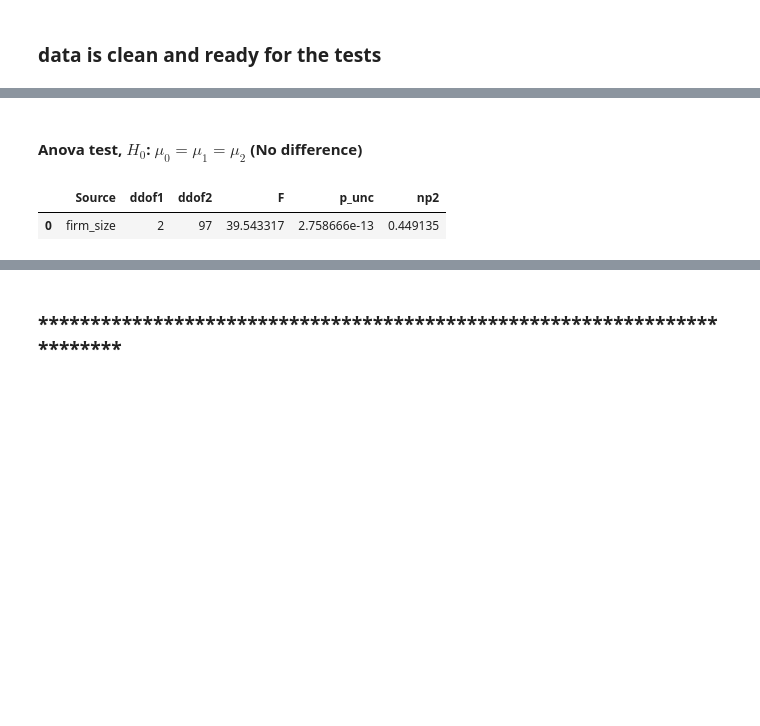
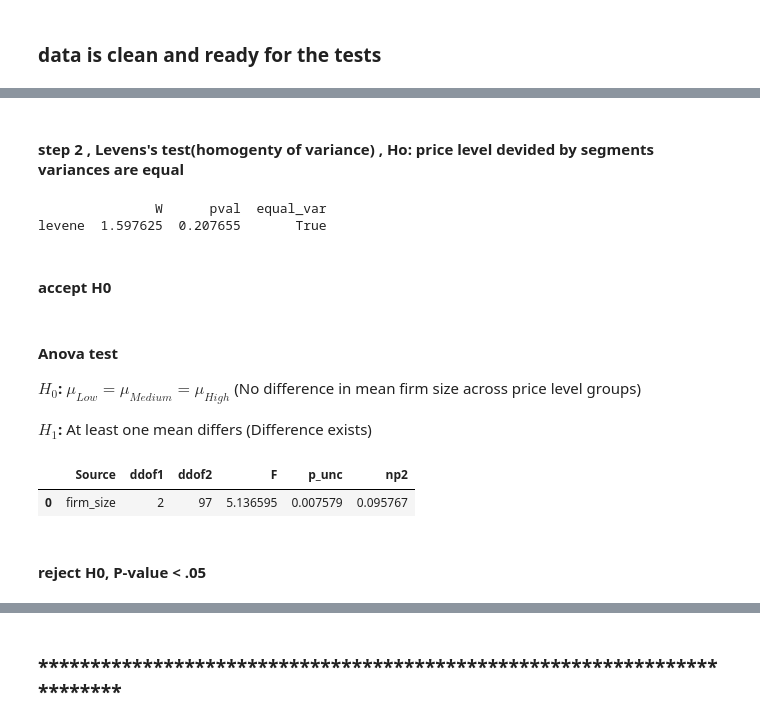
Before and after one commit to KillD00zer/project555, a Jupyter notebook: code/analysis.ipynb, the cells around one changed output, grey strips where cells are left out. Cells and saved outputs as stored; diff of their text form; code cells hidden in the pictures; blank space fills up the shorter version.

```diff
--- a/code/analysis.ipynb
+++ b/code/analysis.ipynb
@@ -84,0 +71,3 @@ satisfaction  0.97675  0.073995    True
+# %%
+IV = "firm_size"
+DV = "price_level"
@@ -93,8 +96,23 @@ levene  1.290779  0.279738       True
+# %% [markdown]
+#### step 2 , Levens's test(homogenty of variance) , Ho: price level devided by segments variances are equal
+# %%
+Levens_test= pg.homoscedasticity(data=df, dv=DV, group=IV)
+print(Levens_test)
+# %% [output]
+               W      pval  equal_var
+levene  1.597625  0.207655       True
+# %% [markdown]
+#### accept H0
 # %% [markdown]
-#### Anova test, **$H_0$:** $\mu_{0} = \mu_{1} = \mu_{2}$ (No difference)
+#### Anova test
+**$H_0$:** $\mu_{Low} = \mu_{Medium} = \mu_{High}$ (No difference in mean firm size across price level groups)
+
+**$H_1$:** At least one mean differs (Difference exists)
 # %%
-#H0: mean satisfaction is equal across Small, Medium, and Large firms
-pg.anova(data=df, dv="satisfaction" ,between='firm_size', detailed=False)
+#H0: mean firm_size is equal across Low, Medium, and High price_level groups
+pg.anova(data=df, dv=DV, between=IV, detailed=False)
 # %% [output]
 |  | Source | ddof1 | ddof2 | F | p_unc | np2 |
-| 0 | firm_size | 2 | 97 | 39.543317 | 2.758666e-13 | 0.449135 |
+| 0 | firm_size | 2 | 97 | 5.136595 | 0.007579 | 0.095767 |
+# %% [markdown]
+#### reject H0, P-value < .05
```
Also changed, not shown: parts of 32 cells of this notebook, 3 other files.
